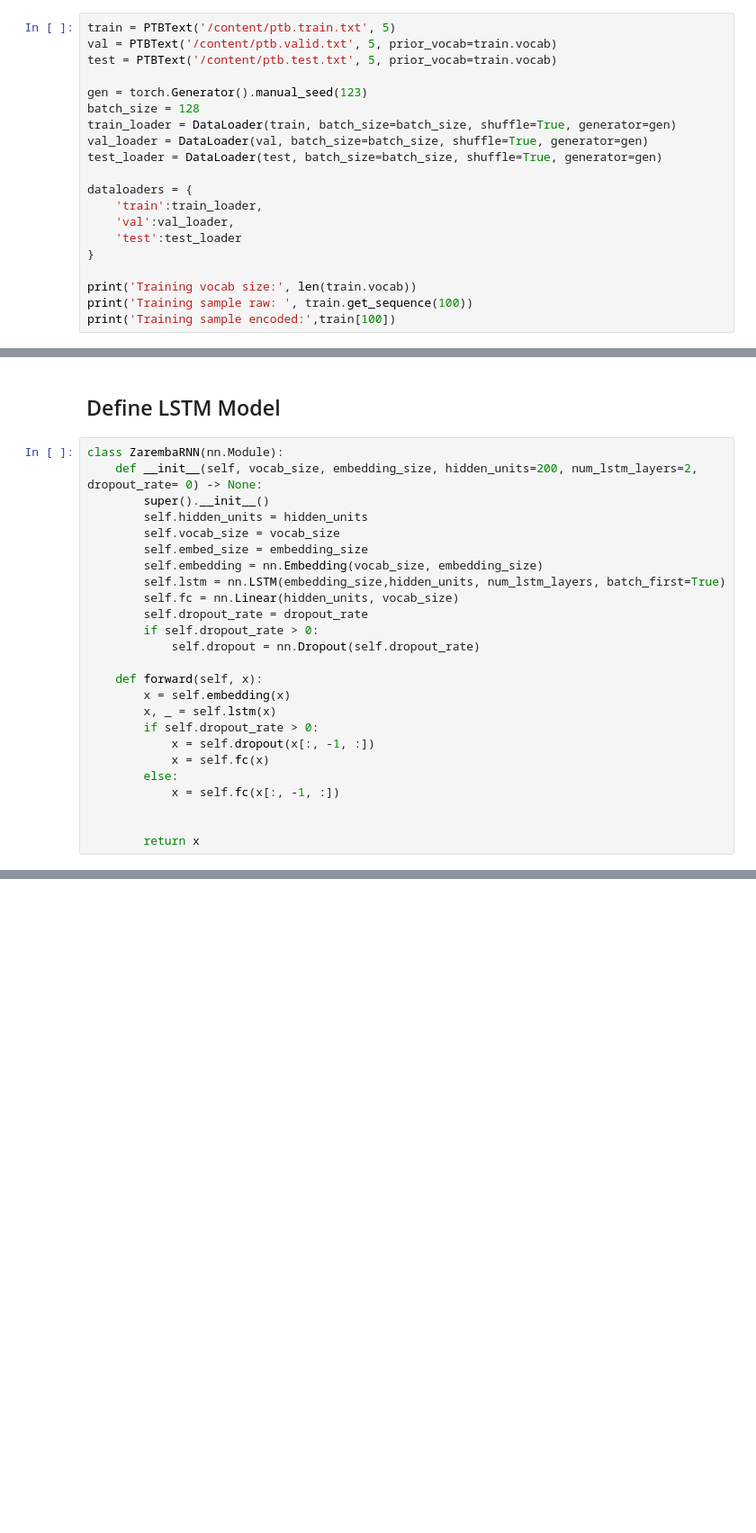
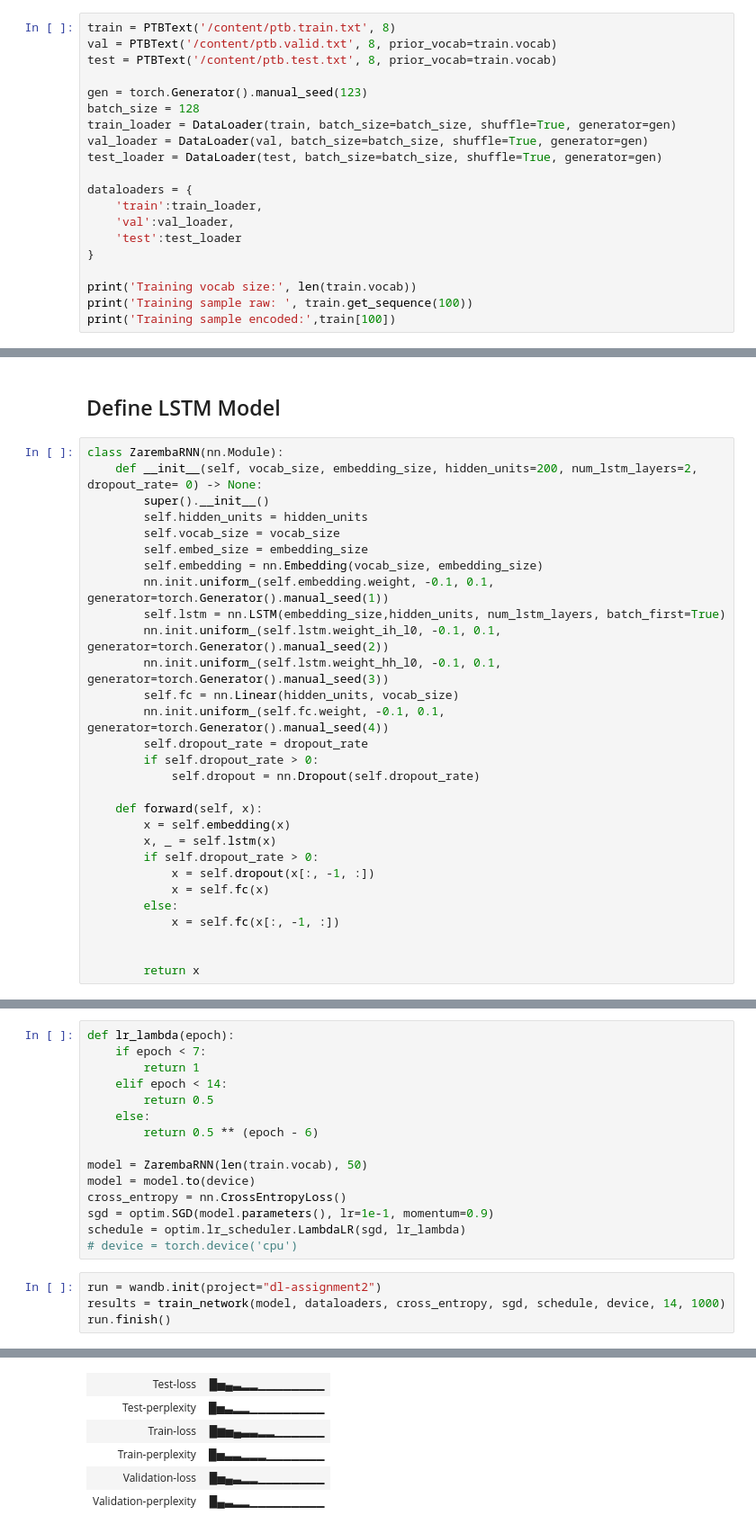
Before and after one commit to mitkrieg/dl-assignment-2, a Jupyter notebook: assignment2_practical.ipynb, the cells around one changed output, grey strips where cells are left out. Shown: that part at 90% size. Saved outputs shown, nothing was run; the diff lists cells and outputs as text; blank space fills up the shorter version.

```diff
--- a/assignment2_practical.ipynb
+++ b/assignment2_practical.ipynb
@@ -144,9 +144,9 @@ class PTBText(Dataset):
 # %% [markdown]
 ### Load Data & Create Data loaders
 # %%
-train = PTBText('/content/ptb.train.txt', 5)
-val = PTBText('/content/ptb.valid.txt', 5, prior_vocab=train.vocab)
-test = PTBText('/content/ptb.test.txt', 5, prior_vocab=train.vocab)
+train = PTBText('/content/ptb.train.txt', 8)
+val = PTBText('/content/ptb.valid.txt', 8, prior_vocab=train.vocab)
+test = PTBText('/content/ptb.test.txt', 8, prior_vocab=train.vocab)
 
 gen = torch.Generator().manual_seed(123)
 batch_size = 128
@@ -177,8 +177,12 @@ class ZarembaRNN(nn.Module):
         self.vocab_size = vocab_size
         self.embed_size = embedding_size
         self.embedding = nn.Embedding(vocab_size, embedding_size)
+        nn.init.uniform_(self.embedding.weight, -0.1, 0.1, generator=torch.Generator().manual_seed(1))
         self.lstm = nn.LSTM(embedding_size,hidden_units, num_lstm_layers, batch_first=True)
+        nn.init.uniform_(self.lstm.weight_ih_l0, -0.1, 0.1, generator=torch.Generator().manual_seed(2))
+        nn.init.uniform_(self.lstm.weight_hh_l0, -0.1, 0.1, generator=torch.Generator().manual_seed(3))
         self.fc = nn.Linear(hidden_units, vocab_size)
+        nn.init.uniform_(self.fc.weight, -0.1, 0.1, generator=torch.Generator().manual_seed(4))
         self.dropout_rate = dropout_rate
         if self.dropout_rate > 0:
             self.dropout = nn.Dropout(self.dropout_rate)
@@ -269,3 +273,23 @@ def train_network(network, dataloaders, loss_fn, optimizer, schedule, device, ep
         'val':val_perplexity,
         'test':test_perplexity
     }
+# %%
+def lr_lambda(epoch):
+    if epoch < 7:
+        return 1
+    elif epoch < 14:
+        return 0.5
+    else:
+        return 0.5 ** (epoch - 6)
+
+model = ZarembaRNN(len(train.vocab), 50)
+model = model.to(device)
+cross_entropy = nn.CrossEntropyLoss()
+sgd = optim.SGD(model.parameters(), lr=1e-1, momentum=0.9)
+schedule = optim.lr_scheduler.LambdaLR(sgd, lr_lambda)
+# device = torch.device('cpu')
+# %%
+run = wandb.init(project="dl-assignment2")
+results = train_network(model, dataloaders, cross_entropy, sgd, schedule, device, 14, 1000)
+run.finish()
+# %% [output]
@@ -271,0 +319,6 @@ def train_network(network, dataloaders, loss_fn, optimizer, schedule, device, ep
+| Test-loss | █▅▄▃▂▂▁▁▁▁▁▁▁▁ |
+| Test-perplexity | █▅▃▂▂▁▁▁▁▁▁▁▁▁ |
+| Train-loss | █▆▅▄▃▃▂▂▁▁▁▁▁▁ |
+| Train-perplexity | █▅▃▃▂▂▂▁▁▁▁▁▁▁ |
+| Validation-loss | █▅▄▃▂▂▁▁▁▁▁▁▁▁ |
+| Validation-perplexity | █▄▃▂▂▁▁▁▁▁▁▁▁▁ |
```
Also changed, not shown: parts of 5 cells of this notebook.
